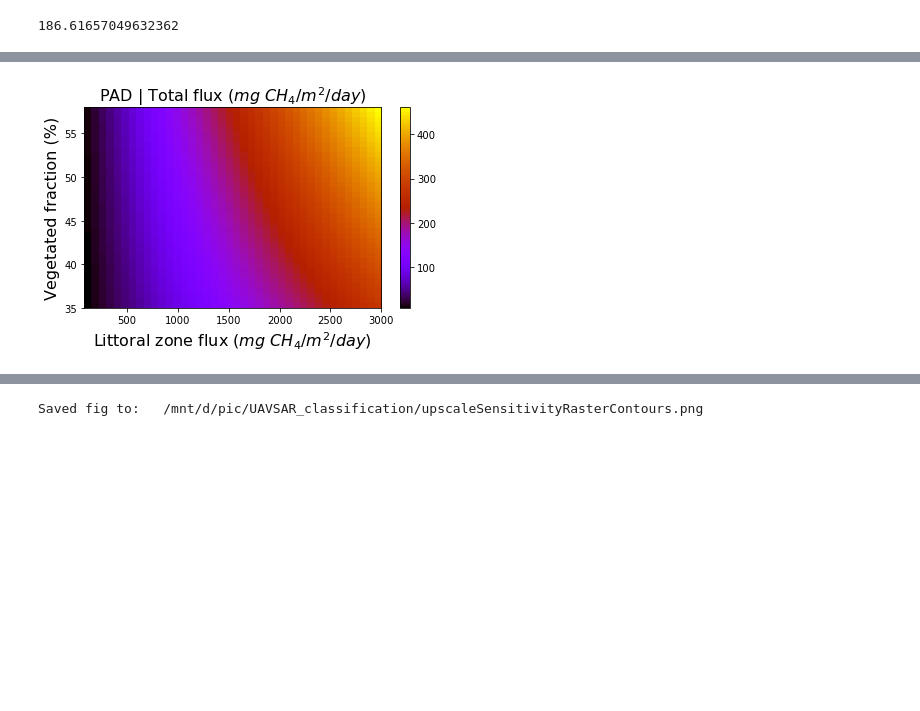
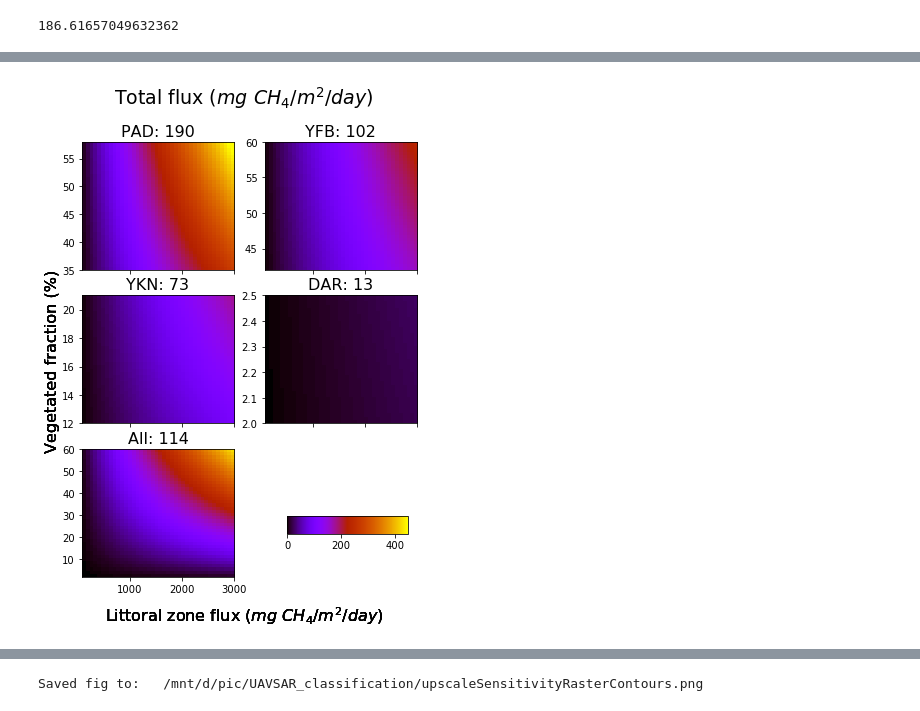
Before and after one commit to ekcomputer/random-wetlands, a Jupyter notebook: analysis/upscaleFromLandcover.ipynb, the cells around one changed output, grey strips where cells are left out. Drawn from its saved outputs; the diff is of its cells as text; code cells hidden in the pictures; blank space fills up the shorter version.

Commit message:
panels for raster

```diff
--- a/analysis/upscaleFromLandcover.ipynb
+++ b/analysis/upscaleFromLandcover.ipynb
@@ -64,20 +64,7 @@ FRACTION_STEPS=40
 FLUX_STEPS=40
 SITES=('PAD','YFB','YKN','DAR','All') #short names for sites
 SITES_LSD = (9,2,7,7,0) # numbers as givin in Lake Size Distribution files
-# SITES_EM_RANGES = ((35, 58),
-#              (42, 60),
-#              (12, 21),
-#              (2, 2.5),
-#              (2, 60))
-# SITES_IN_TOTAL = (
-#     (22, 31),
-#     (10,16),
-#     (27, 30),
-#     (37.4, 37.6),
-#     (10, 37.6)
-# )
-# ranges from remote sensing wetland fraction values # TODO: use regional sub-binning instead of UAVSAR footprint to get more realistic max/min ranges
-REGION=0 # Set to -1 if using default; 0=PAD
+# REGION=0 # Set to -1 if using default; 0=PAD
 
 # LAT=59 # latitude, in degrees (PAD=59)
 # %% [markdown]
@@ -230,31 +220,45 @@ Number of lakes in statistic bins: [1774.  407.   82.   26.    2.    2.    0.]
 # plt.xticks(FLUX_POSTINGS[0:4:])
 # plt.yticks(FRACTION_POSTINGS[0:4:])
 f=16 # font size
-p=plt.imshow(SENSITIVITY, origin='lower', aspect='auto', cmap='gnuplot', extent=(FLUXES['EM'][0], FLUXES['EM'][1], FRACTION['EM'][REGION][0], FRACTION['EM'][REGION][1]))
-plt.xlabel("Littoral zone flux ($mg\ CH_4 / m^2 /day$)", fontsize=f)
-plt.ylabel('Vegetated fraction (%)', fontsize=f)
-plt.title('{} | Total flux ($mg\ CH_4 / m^2 /day$)'.format(SITES[REGION]), fontsize=f)
-plt.colorbar()
-plt.tight_layout()
-axes=plt.gca()
-# plt.rcParams({'dpi':300})
-# axes.set_xlim(FLUXES['EM'])
-# axes.set_ylim(FRACTION['EM'])
-# plt.xticks(FLUX_POSTINGS[0:4:])
-# plt.yticks(FRACTION_POSTINGS[0:4:])
+# ax=np.zeros((3,2))
+shape=(3,2)
+fig, ax = plt.subplots(shape[0], shape[1], sharex=True, figsize=(6,8))
+for si, s in enumerate(SITES):
+    idx=np.unravel_index(si, shape)
+    p=ax[idx].imshow(SENSITIVITY[s], origin='lower', aspect='auto', cmap='gnuplot', vmin=0, vmax=450, extent=(FLUXES['EM'][0], FLUXES['EM'][1], FRACTION['EM'][si][0], FRACTION['EM'][si][1]))
+#     ax[idx].set_xlabel("Littoral zone flux ($mg\ CH_4 / m^2 /day$)", fontsize=f)
+#     ax[idx].set_ylabel('Vegetated fraction (%)', fontsize=f)
+    fig.text(0.5, 0.04, "Littoral zone flux ($mg\ CH_4 / m^2 /day$)", ha='center', va='bottom', fontsize=f, FONTNAME='DejaVu Sans')
+    fig.text(0.04, 0.5, 'Vegetated fraction (%)', va='center', rotation='vertical', fontsize=f, FONTNAME='sans-serif')
+#     ax[idx].set(xlabel="Littoral zone flux ($mg\ CH_4 / m^2 /day$)", ylabel='Vegetated fraction (%)', fontsize=f)
+#     ax[idx].set_title('{} | Total flux ($mg\ CH_4 / m^2 /day$)'.format(s), fontsize=f)
+    ax[idx].set_title(f'{s}: {np.mean(SENSITIVITY[s]):0.0f}', fontsize=f)
+#     ax[idx].colorbar()
+#     fig.tight_layout()
+#     axes=plt.gca()
+    # plt.rcParams({'dpi':300})
+    # axes.set_xlim(FLUXES['EM'])
+    # axes.set_ylim(FRACTION['EM'])
+    # plt.xticks(FLUX_POSTINGS[0:4:])
+    # plt.yticks(FRACTION_POSTINGS[0:4:])
 
-## calculate median:
-cy, cx = ndi.center_of_mass(SENSITIVITY)
+    ## calculate median:
+    cy, cx = ndi.center_of_mass(SENSITIVITY[s])
 
-## report mean value:
-print('Mean flux: \t{:.1f} mg CH_4/m^2/day'.format(np.mean(SENSITIVITY)))
-print('\'Median\' flux: \t{:.1f} mg CH_4/m^2/day'.format(SENSITIVITY[cy.astype(int),cx.astype(int)])) # only equal to median if each step size is of equal prob.
-
-print('''\nINPUTS:
-FRACTION:\t{}
-FLUXES:\t\t{}
-'''.format(FRACTION, FLUXES))
-figPth='/mnt/d/pic/UAVSAR_classification/upscaleSensitivityRaster.png'
+    ## report mean value:
+#     print('Mean flux: \t{:.1f} mg CH_4/m^2/day'.format(np.mean(SENSITIVITY[s])))
+#     print('\'Median\' flux: \t{:.1f} mg CH_4/m^2/day'.format(SENSITIVITY[s][cy.astype(int),cx.astype(int)])) # only equal to median if each step size is of equal prob.
+#     print('''\nINPUTS:
+#     FRACTION:\t{}
+#     FLUXES:\t\t{}
+#     '''.format(FRACTION, FLUXES))
+fig.suptitle('Total flux ($mg\ CH_4 / m^2 /day$)', fontsize=f+3)
+ax[shape[0]-1, shape[1]-1].axis('off')
+# ax[shape[0]-1, shape[1]-1].colorbar()
+cbaxes = fig.add_axes([0.6, 0.2, 0.28, 0.03])
+fig.colorbar(p, cax=cbaxes, orientation='horizontal')
+# fig.colorbar(p, ax=ax[shape[0]-1, shape[1]-1], orientation='horizontal')
+figPth='/mnt/d/pic/UAVSAR_classification/upscaleSensitivityRaster.pdf'
 plt.savefig(figPth, dpi=200)
 print('Saved fig to:\t{}'.format(figPth))
 # %% [output]
@@ -269 +266 @@ Saved fig to:   /mnt/d/pic/UAVSAR_classification/upscaleSensitivityRaster.png
-[figure, old version]
+[figure, new version]
```
Also changed, not shown: parts of 6 cells of this notebook.
